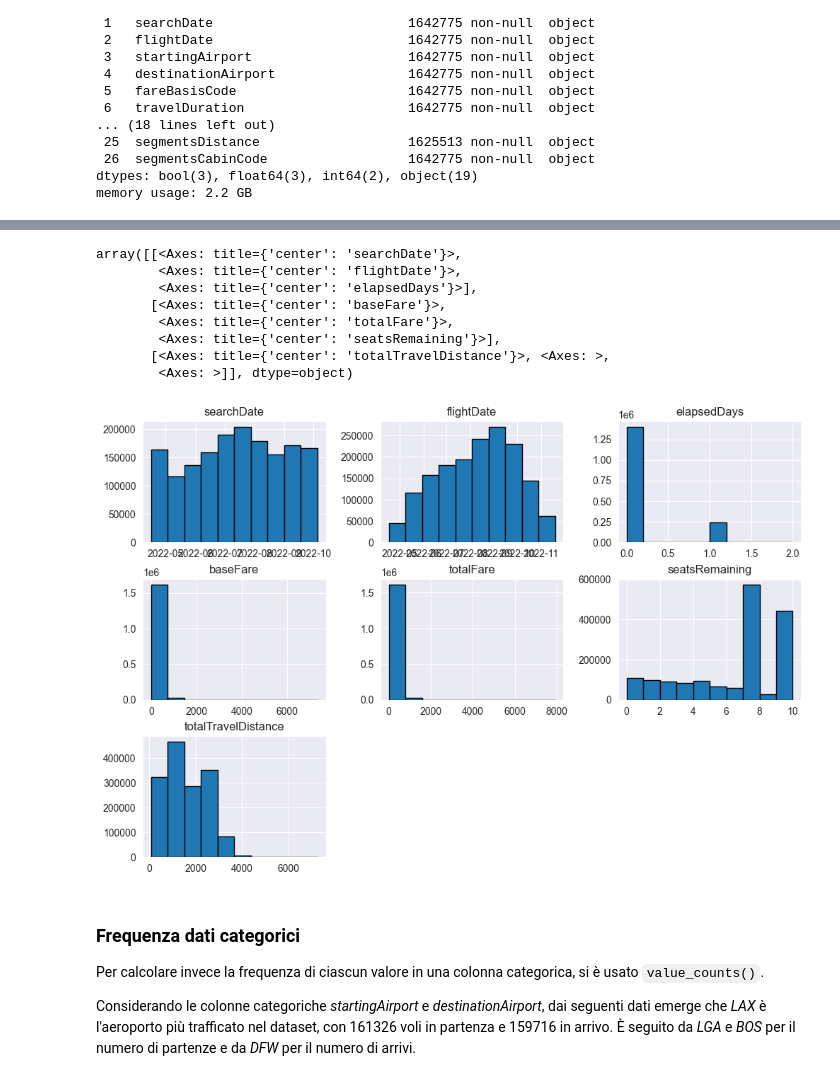
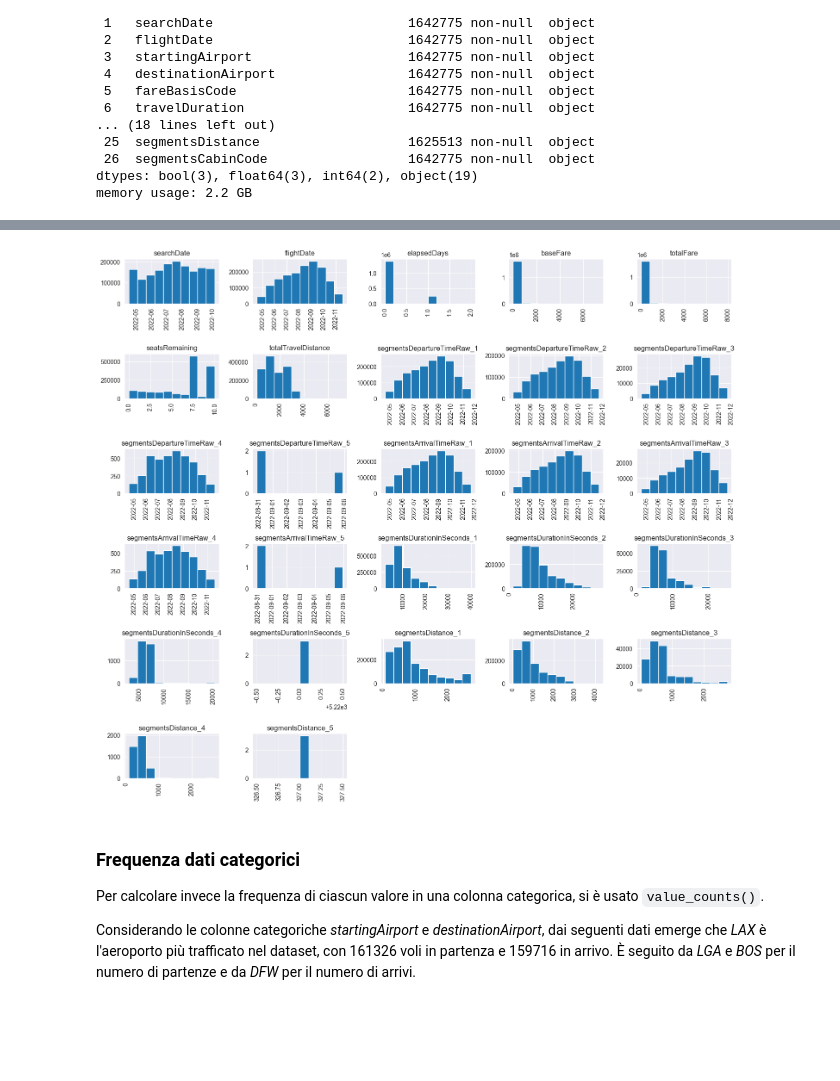
Before and after one commit to GiuliaNardicchia/big-data-project, a Jupyter notebook: src/main/python/data-exploration.ipynb, the cells around one changed output, grey strips where cells are left out. Saved outputs shown, nothing was run; the diff lists cells and outputs as text; code cells hidden in the pictures; blank space fills up the shorter version.

Commit message:
refactor: data analysis

```diff
--- a/src/main/python/data-exploration.ipynb
+++ b/src/main/python/data-exploration.ipynb
@@ -44,10 +28,10 @@ import seaborn as sns
 
 Si effettua il caricamento del file *itineraries-sample02.csv* scaricabile dalla cartella su [OneDrive](https://liveunibo-my.sharepoint.com/:f:/g/personal/giulia_nardicchia_studio_unibo_it/Ei2686kRO3JFrY-4LnImGpwBtge9FRErDnIgvT2h2QB-Pg?e=VrufWl).
 # %%
-datasetsPath = "../../../datasets/"
-fileName = "itineraries-sample16.csv"
+datasets_path = "../../../datasets/"
+file_name = "itineraries-sample02.csv"
 
-data = pd.read_csv(datasetsPath + fileName)
+data = pd.read_csv(datasets_path + file_name)
 # %% [markdown]
 ### Esplorazione preliminare dei dati
 
@@ -126,0 +117,3 @@ memory usage: 2.2 GB
+# %%
+duplicate_columns = ['segmentsDepartureTimeEpochSeconds', 'segmentsArrivalTimeEpochSeconds']
+data = data.drop(columns=duplicate_columns)
@@ -131,15 +167,17 @@ Le variabili di tipo numerico e i booleani verranno lasciati invariati.
 # %%
-timedelta_columns = ['travelDuration']
-datetime_columns = ['searchDate', 'flightDate']
-categorical_columns = data.select_dtypes(include=['object']).columns.difference(datetime_columns + timedelta_columns)
+timedelta_column = 'travelDuration'
+categorical_columns = (data.select_dtypes(include=['object'])
+                       .columns.difference(datetime_columns + split_datetime_columns + [timedelta_column]))
 
 for col in categorical_columns:
-    data[col] = data[col].astype('category')
+    if col in data.columns:
+        data[col] = data[col].astype('category')
 
-for col in datetime_columns:
-    data[col] = pd.to_datetime(data[col])
+for col in datetime_columns + split_datetime_columns:
+    if col in data.columns:
+        data[col] = pd.to_datetime(data[col], utc=True)
 
-data['travelDuration'] = pd.to_timedelta(data['travelDuration'])
+data[timedelta_column] = pd.to_timedelta(data[timedelta_column])
 # %%
 data.info(memory_usage="deep")
 # %% [output]
@@ -205,15 +246,14 @@ E' possibile osservare la distribuzione dei valori delle colonne numeriche attra
 # %%
-data.hist(edgecolor='black', figsize=(12,8))
+axes = data.hist(figsize=(15, 13))
+
+for ax in axes.flatten():
+    plt.sca(ax)
+    plt.xticks(rotation=90)
+
+plt.tight_layout()
+plt.show()
 # %% [output]
-array([[<Axes: title={'center': 'searchDate'}>,
-        <Axes: title={'center': 'flightDate'}>,
-        <Axes: title={'center': 'elapsedDays'}>],
-       [<Axes: title={'center': 'baseFare'}>,
-        <Axes: title={'center': 'totalFare'}>,
-        <Axes: title={'center': 'seatsRemaining'}>],
-       [<Axes: title={'center': 'totalTravelDistance'}>, <Axes: >,
-        <Axes: >]], dtype=object)
-[figure, old version]
+[figure, new version]
 # %% [markdown]
 ### Frequenza dati categorici
 
```
Also changed, not shown: parts of 39 cells of this notebook, 1 other file.
